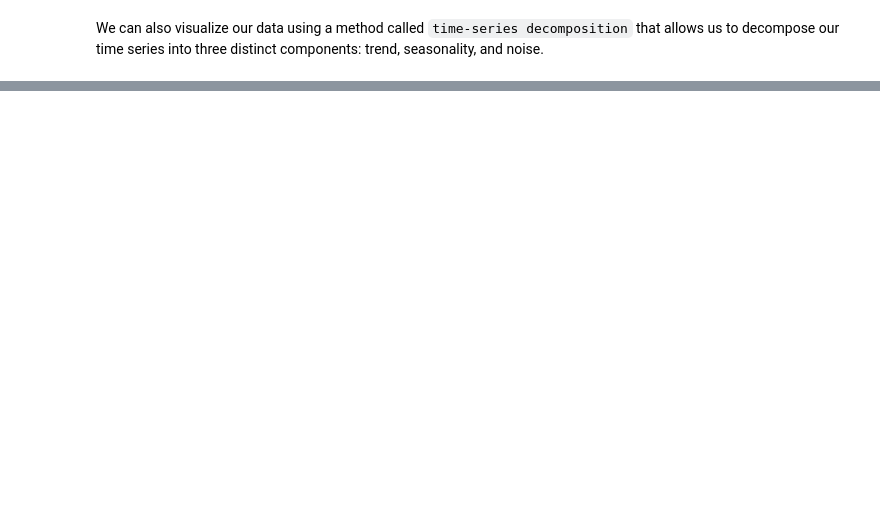
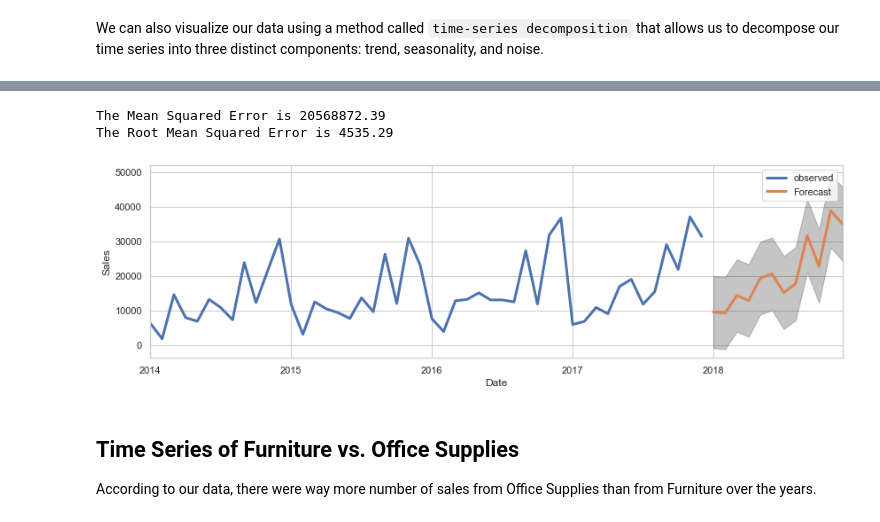
Before and after one commit to Jay4869/Data-Science, a Jupyter notebook: Time Series/Time Series Analysis in statsmodels.ipynb, the cells around one changed output, grey strips where cells are left out. Drawn from its saved outputs; the diff is of its cells as text; code cells hidden in the pictures; blank space fills up the shorter version.

```diff
--- a/Time Series/Time Series Analysis in statsmodels.ipynb
+++ b/Time Series/Time Series Analysis in statsmodels.ipynb
@@ -282,0 +230,27 @@ plt.show()
+# %%
+y_forecasted = pred.predicted_mean
+y_truth = furniture_sales[pred_start:]
+mse = ((y_forecasted - y_truth) ** 2).mean()
+print('The Mean Squared Error is {}'.format(round(mse, 2)))
+print('The Root Mean Squared Error is {}'.format(round(np.sqrt(mse), 2)))
+# %% [output]
+The Mean Squared Error is 20568872.39
+The Root Mean Squared Error is 4535.29
+# %%
+pred = results.get_forecast(steps=12)
+pred_ci = pred.conf_int()
+
+ax = furniture_sales.plot(label='observed', figsize=(14, 4), linewidth=3)
+pred.predicted_mean.plot(ax=ax, label='Forecast', linewidth=3)
+ax.fill_between(pred_ci.index,
+                pred_ci.iloc[:, 0],
+                pred_ci.iloc[:, 1], color='k', alpha=.25)
+ax.set_xlabel('Date')
+ax.set_ylabel('Sales')
+plt.legend()
+plt.show()
+# %% [output]
+[figure, added]
+# %% [markdown]
+## Time Series of Furniture vs. Office Supplies
+According to our data, there were way more number of sales from Office Supplies than from Furniture over the years.
```
Also changed, not shown: parts of 27 cells of this notebook.
